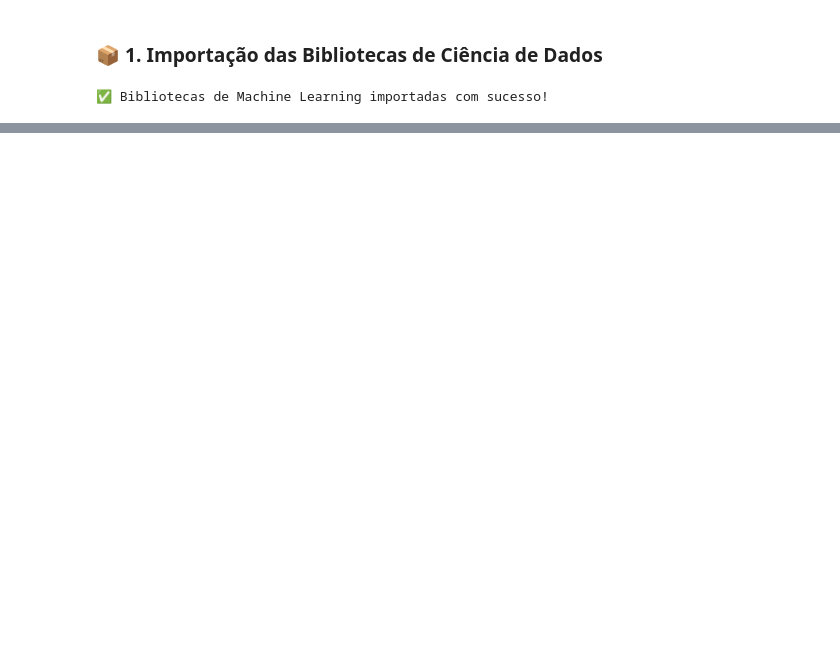
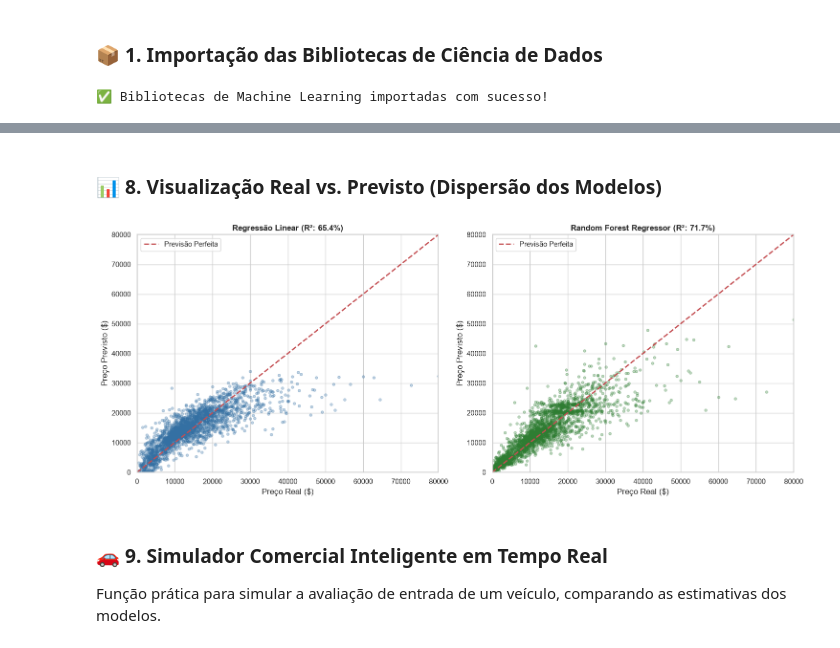
Before and after one commit to gabrielhenriquesilva2395-hub/Projeto-Mercado-Automotivo, a Jupyter notebook: 02_modelo_preditivo_precificacao.ipynb, the cells around one changed output, grey strips where cells are left out. Drawn from its saved outputs; the diff is of its cells as text; code cells hidden in the pictures; blank space fills up the shorter version.

```diff
--- a/02_modelo_preditivo_precificacao.ipynb
+++ b/02_modelo_preditivo_precificacao.ipynb
@@ -111 +216,37 @@ plt.show()
+# %% [markdown]
+### 📊 8. Visualização Real vs. Previsto (Dispersão dos Modelos)
+# %%
+# Amostra para visualização sem poluição visual
+np.random.seed(42)
+idx_sample = np.random.choice(len(y_test), 2500, replace=False)
+
+fig, ax = plt.subplots(1, 2, figsize=(15, 6))
+
+# Regressão Linear
+ax[0].scatter(y_test.iloc[idx_sample], y_pred_lr[idx_sample], alpha=0.3, color='#3470a3', s=15)
+ax[0].plot([0, 80000], [0, 80000], '--r', linewidth=2, label='Previsão Perfeita')
+ax[0].set_title(f'Regressão Linear (R²: {r2_lr*100:.1f}%)', fontsize=12, fontweight='bold')
+ax[0].set_xlabel('Preço Real ($)')
+ax[0].set_ylabel('Preço Previsto ($)')
+ax[0].set_xlim(0, 80000)
+ax[0].set_ylim(0, 80000)
+ax[0].legend()
+
+# Random Forest
+ax[1].scatter(y_test.iloc[idx_sample], y_pred_rf[idx_sample], alpha=0.3, color='#2e7d32', s=15)
+ax[1].plot([0, 80000], [0, 80000], '--r', linewidth=2, label='Previsão Perfeita')
+ax[1].set_title(f'Random Forest Regressor (R²: {r2_rf*100:.1f}%)', fontsize=12, fontweight='bold')
+ax[1].set_xlabel('Preço Real ($)')
+ax[1].set_ylabel('Preço Previsto ($)')
+ax[1].set_xlim(0, 80000)
+ax[1].set_ylim(0, 80000)
+ax[1].legend()
+
+plt.tight_layout()
+plt.show()
+# %% [output]
+[figure, added]
+# %% [markdown]
+### 🚗 9. Simulador Comercial Inteligente em Tempo Real
+Função prática para simular a avaliação de entrada de um veículo, comparando as estimativas dos modelos.
 # %%
```
Also changed, not shown: parts of 22 cells of this notebook, 2 other files.
